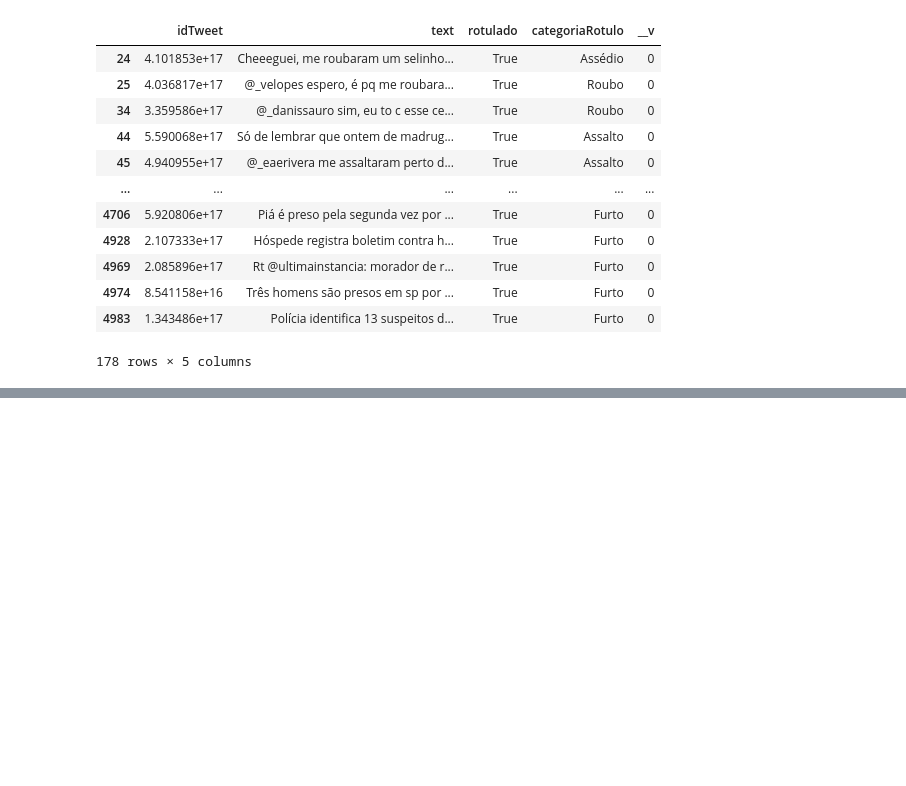
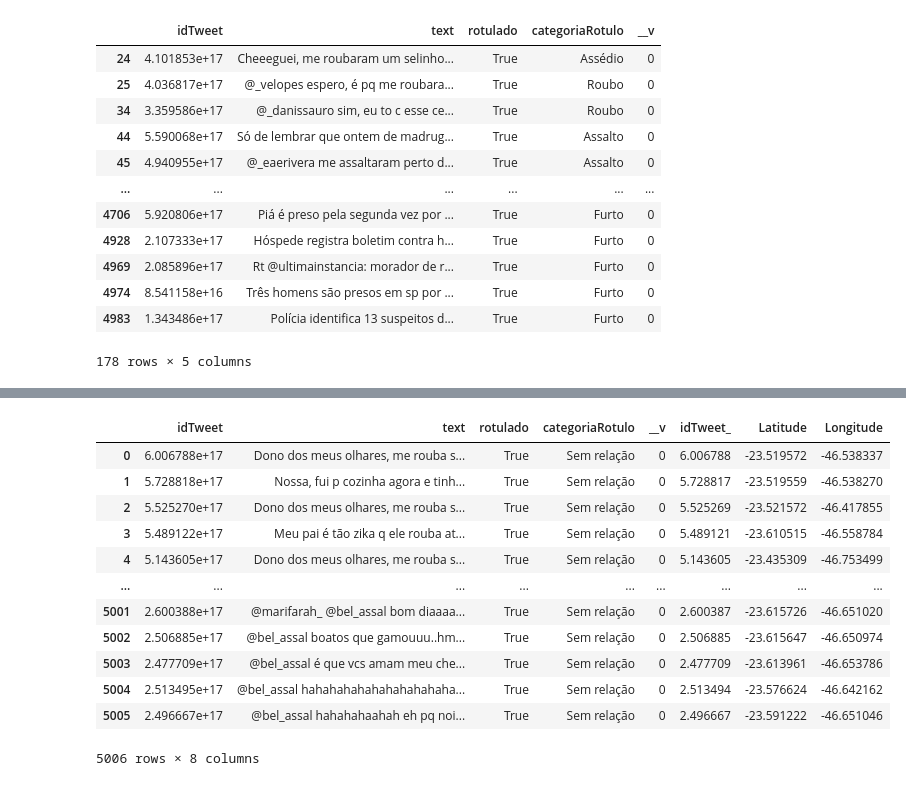
Before and after one commit to viniig1709/api_rotulagem_tweets, a Jupyter notebook: python/alimentar_api.ipynb, the cells around one changed output, grey strips where cells are left out. Drawn from its saved outputs; the diff is of its cells as text; code cells hidden in the pictures; blank space fills up the shorter version.

Commit message:
Resultados da rotulagem - 2 - com latlong em resto_tweets

```diff
--- a/python/alimentar_api.ipynb
+++ b/python/alimentar_api.ipynb
@@ -260,0 +290,5 @@ df_json_2[df_json_2['categoriaRotulo'] != 'Sem relação']
+# %%
+qtd_digitos = 8
+# %%
+df['idTweet_'] = df['idTweet'].apply(lambda item: str(item)[:qtd_digitos])
+df
@@ -260,0 +309,3 @@ df_json_2[df_json_2['categoriaRotulo'] != 'Sem relação']
+# %%
+df_json_2['idTweet_'] = df_json_2['idTweet'].apply(lambda item: str(item)[:qtd_digitos])
+df_json_2
@@ -260,0 +326,37 @@ df_json_2[df_json_2['categoriaRotulo'] != 'Sem relação']
+# %%
+def recuperar_latlong(df, idTweet_, text, coluna):
+  resultado = df[(df['idTweet_'] == idTweet_) & (df['text'] == text)][coluna]
+  if(resultado.values.size == 1):
+    # print(resultado.values[0])
+    return resultado.values[0]
+  else:
+    resultado = df[df['text'] == text][coluna]
+    if(resultado.values.size == 1):
+      # print(resultado.values[0])
+      return resultado.values[0]
+  return -1
+# %%
+# df_json_2['Latitude'] = df_json_2['text'].apply(lambda item: recuperar_latlong(df, item, 'Latitude'))
+# df_json_2['Longitude'] = df_json_2['text'].apply(lambda item: recuperar_latlong(df, item, 'Longitude'))
+
+df_json_2['Latitude'] = df_json_2.apply(lambda item: recuperar_latlong(df, item['idTweet_'], item['text'], 'Latitude'), axis = 1)
+df_json_2['Longitude'] = df_json_2.apply(lambda item: recuperar_latlong(df, item['idTweet_'], item['text'], 'Longitude'), axis = 1)
+
+# df_json_2['Latitude'] = df_json_2['idTweet_'].apply(lambda item: df[df['idTweet_'] == item]['Latitude'].values[0])
+# df_json_2['Longitude'] = df_json_2['idTweet_'].apply(lambda item: df[df['idTweet_'] == item]['Longitude'].values[0])
+
+df_json_2
+# %% [output]
+|  | idTweet | text | rotulado | categoriaRotulo | __v | idTweet_ | Latitude | Longitude |
+| 0 | 6.006788e+17 | Dono dos meus olhares, me rouba s... | True | Sem relação | 0 | 6.006788 | -23.519572 | -46.538337 |
+| 1 | 5.728818e+17 | Nossa, fui p cozinha agora e tinh... | True | Sem relação | 0 | 5.728817 | -23.519559 | -46.538270 |
+| 2 | 5.525270e+17 | Dono dos meus olhares, me rouba s... | True | Sem relação | 0 | 5.525269 | -23.521572 | -46.417855 |
+| 3 | 5.489122e+17 | Meu pai é tão zika q ele rouba at... | True | Sem relação | 0 | 5.489121 | -23.610515 | -46.558784 |
+| 4 | 5.143605e+17 | Dono dos meus olhares, me rouba s... | True | Sem relação | 0 | 5.143605 | -23.435309 | -46.753499 |
+| ... | ... | ... | ... | ... | ... | ... | ... | ... |
+| 5001 | 2.600388e+17 | @marifarah_ @bel_assal bom diaaaa... | True | Sem relação | 0 | 2.600387 | -23.615726 | -46.651020 |
+| 5002 | 2.506885e+17 | @bel_assal boatos que gamouuu..hm... | True | Sem relação | 0 | 2.506885 | -23.615647 | -46.650974 |
+| 5003 | 2.477709e+17 | @bel_assal é que vcs amam meu che... | True | Sem relação | 0 | 2.477709 | -23.613961 | -46.653786 |
+| 5004 | 2.513495e+17 | @bel_assal hahahahahahahahahahaha... | True | Sem relação | 0 | 2.513494 | -23.576624 | -46.642162 |
+| 5005 | 2.496667e+17 | @bel_assal hahahahaahah eh pq noi... | True | Sem relação | 0 | 2.496667 | -23.591222 | -46.651046 |
+5006 rows × 8 columns
```
Also changed, not shown: parts of 12 cells of this notebook, 1 other file.
